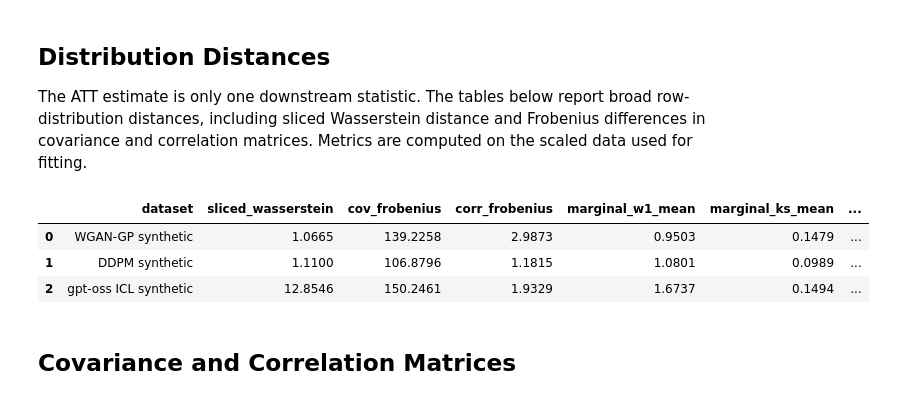
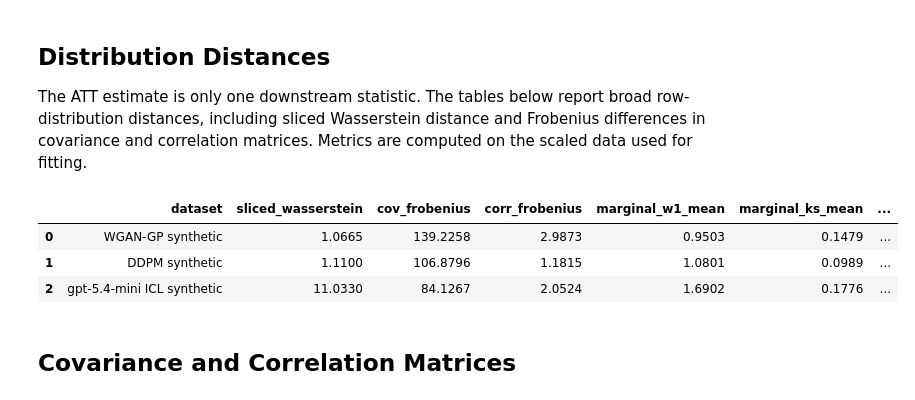
Before and after one commit to apoorvalal/torchonometrics, a Jupyter notebook: nb/lalonde_cps_simdgp_application.ipynb, the cells around one changed output. Drawn from its saved outputs; the diff is of its cells as text; code cells hidden in the pictures.

```diff
--- a/nb/lalonde_cps_simdgp_application.ipynb
+++ b/nb/lalonde_cps_simdgp_application.ipynb
@@ -443,27 +481,27 @@ The ATT estimate is only one downstream statistic. The tables below report broad
 # %%
 def metric_row(name: str, df: pd.DataFrame) -> dict[str, float | str]:
     metrics = distribution_metrics(real[LDW_COLUMNS].to_numpy(), df[LDW_COLUMNS].to_numpy(), seed=SEED)
     return {"dataset": name, **metrics}
 
 metric_table = pd.DataFrame([
     metric_row("WGAN-GP synthetic", wgan_df),
     metric_row("DDPM synthetic", ddpm_df),
-] + ([metric_row("gpt-oss ICL synthetic", gptoss_df)] if gptoss_df is not None else []))
+] + ([metric_row("gpt-5.4-mini ICL synthetic", gptoss_df)] if gptoss_df is not None else []))
 metric_table.to_csv(OUTPUT_DIR / "cps_distribution_metrics.csv", index=False)
 metric_table[[
     "dataset",
     "sliced_wasserstein",
     "cov_frobenius",
     "corr_frobenius",
     "marginal_w1_mean",
     "marginal_ks_mean",
     "mean_l2",
 ]].round(4)
 # %% [output]
 |  | dataset | sliced_wasserstein | cov_frobenius | corr_frobenius | marginal_w1_mean | marginal_ks_mean | ... |
 | 0 | WGAN-GP synthetic | 1.0665 | 139.2258 | 2.9873 | 0.9503 | 0.1479 | ... |
 | 1 | DDPM synthetic | 1.1100 | 106.8796 | 1.1815 | 1.0801 | 0.0989 | ... |
-| 2 | gpt-oss ICL synthetic | 12.8546 | 150.2461 | 1.9329 | 1.6737 | 0.1494 | ... |
+| 2 | gpt-5.4-mini ICL synthetic | 11.0330 | 84.1267 | 2.0524 | 1.6902 | 0.1776 | ... |
 # %% [markdown]
 ## Covariance and Correlation Matrices
 # %%
```
Also changed, not shown: parts of 8 cells of this notebook.
